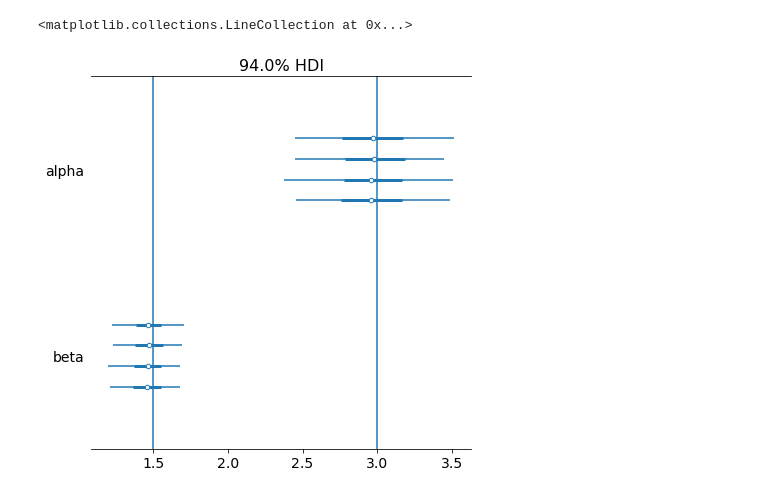
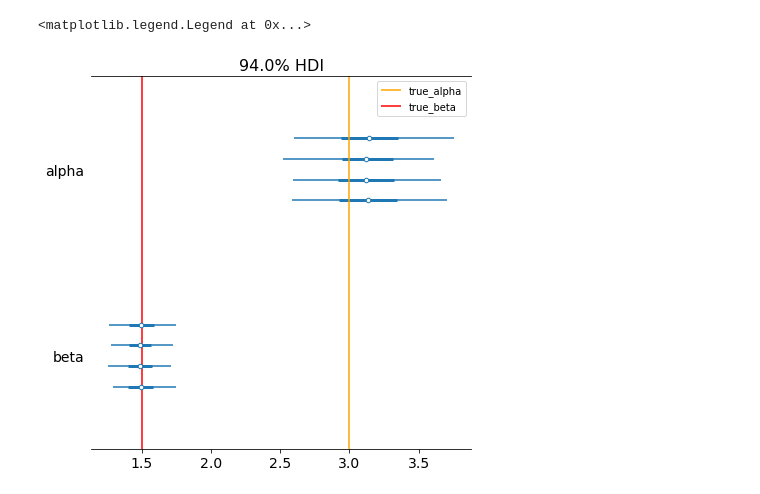
Before and after one commit to jlopezarriaza/pymc3_examples, a Jupyter notebook: censored_logistic_regression.ipynb, the cells around one changed output. Saved outputs shown, nothing was run; the diff lists cells and outputs as text; code cells hidden in the pictures.

```diff
--- a/censored_logistic_regression.ipynb
+++ b/censored_logistic_regression.ipynb
@@ -6,0 +13,5 @@ import arviz as az
+# %%
+def calculate_sigmoid(alpha, beta, x):
+    z = alpha + beta * x
+    pr = 1 / (1 + np.exp(-z))
+    return pr
@@ -7,7 +20,6 @@ import arviz as az
 # %%
-x = np.random.normal(0,5,1000)
-alpha_true=3
+x = np.random.normal(0, 5, 1000)
+alpha_true = 3
 beta_true = 1.5
-z = alpha_true + beta_true *x
-pr = 1/(1+np.exp(-z))
-y_obs= np.random.binomial(1,pr,1000)
+pr = calculate_sigmoid(alpha_true, beta_true, x)
+y_obs = np.random.binomial(1, pr, 1000)
@@ -73,7 +98,8 @@ The number of effective samples is smaller than 10% for some parameters.
 # %%
-az.plot_forest(trace_simple, var_names=['alpha','beta'])
-plt.vlines(alpha_true, -100, 100)
-plt.vlines(beta_true, -100, 100)
+az.plot_forest(trace_simple, var_names=["alpha", "beta"])
+plt.vlines(alpha_true, -100, 100, label="true_alpha", color="orange")
+plt.vlines(beta_true, -100, 100, label="true_beta", color="red")
+plt.legend()
 # %% [output]
-<matplotlib.collections.LineCollection at 0x...>
+<matplotlib.legend.Legend at 0x...>
-[figure, old version]
+[figure, new version]
```
Also changed, not shown: parts of 15 cells of this notebook.
